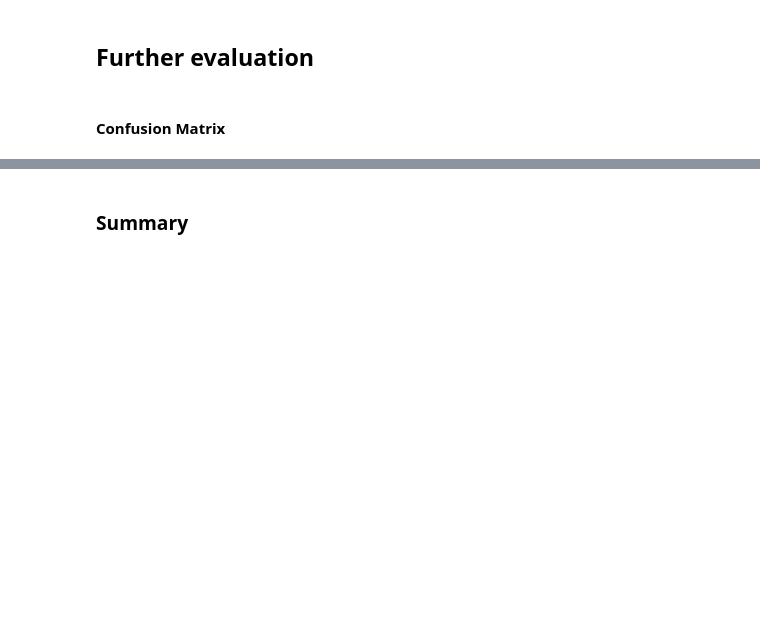
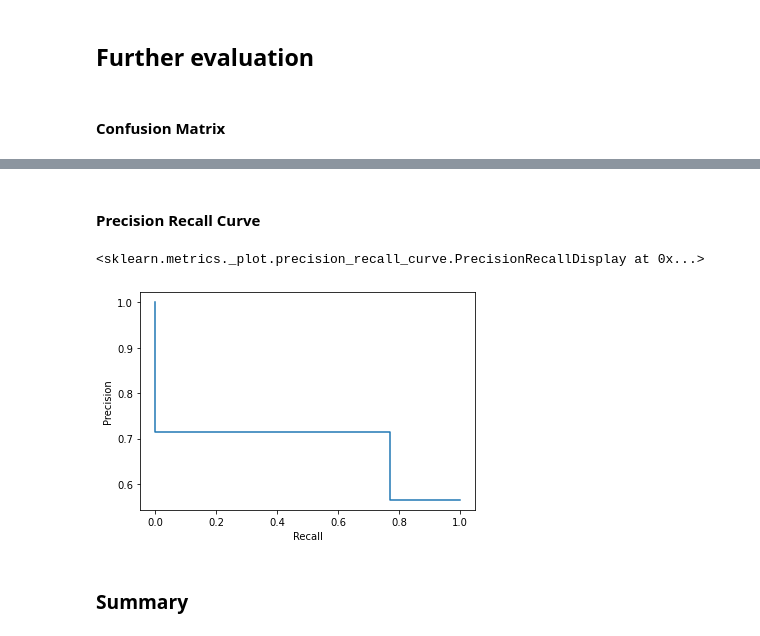
Before and after one commit to Jayplect/Customers-satisfaction, a Jupyter notebook: happiness_survey.ipynb, the cells around one changed output, grey strips where cells are left out. Drawn from its saved outputs; the diff is of its cells as text; code cells hidden in the pictures; blank space fills up the shorter version.

```diff
--- a/happiness_survey.ipynb
+++ b/happiness_survey.ipynb
@@ -446,22 +504,19 @@ Fitting 10 folds for each of 1000 candidates, totalling 10000 fits
 # %%
-# build SDG instance
-sdg_tuned =linear_model.SGDClassifier(max_iter=200,
-                                        tol=None,
-                                        random_state=50,
-                                        alpha= 621,
-                                        eta0= 5,
-                                        learning_rate= 'adaptive',
-                                        loss= 'squared_error',
-                                        penalty= 'l1'
-                                   )
+  # build logistic regression instance
+logreg = LogisticRegression(max_iter=200,
+                              random_state=78,
+                              penalty= 'l2',
+                              solver ='liblinear',
+                              C= 48
+                         )
 
 # # Fitting the model
-sdg_tuned.fit(X_train, y_train)
+logreg.fit(X_train, y_train)
 
 # # Making predictions using the testing data
-y_pred_tuned = sdg_tuned.predict(X_test)
+y_pred_tuned = logreg.predict(X_test)
 
 # Display the accuracy score for the test dataset.
-acc_sdg_tuned = accuracy_score(y_test, y_pred_tuned) * 100
-print(f"accuracy_score: {round(acc_sdg_tuned,2,)} %")
+acc_logreg_tuned = accuracy_score(y_test, y_pred_tuned) * 100
+print(f"accuracy_score: {round(acc_logreg_tuned,2,)} %")
 # %% [output]
@@ -613,2 +656,20 @@ unhappy customers       0.36      0.67      0.47        12
+# %% [markdown]
+#### Precision Recall Curve
+# %%
+from sklearn.metrics import precision_recall_curve
+
+# getting the probabilities of our predictions
+y_scores = decision_tree_tuned.predict_proba(X_test)
+y_scores = y_scores[:,1]
+
+precision, recall, threshold = precision_recall_curve(y_test, y_scores)
+# %%
+# Plot the precision and recall curve
+from sklearn.metrics import PrecisionRecallDisplay
+prd = PrecisionRecallDisplay(precision, recall)
+prd.plot()
+# %% [output]
+<sklearn.metrics._plot.precision_recall_curve.PrecisionRecallDisplay at 0x...>
+[figure, added]
 # %% [markdown]
 ### Summary
```
Also changed, not shown: parts of 76 cells of this notebook.
